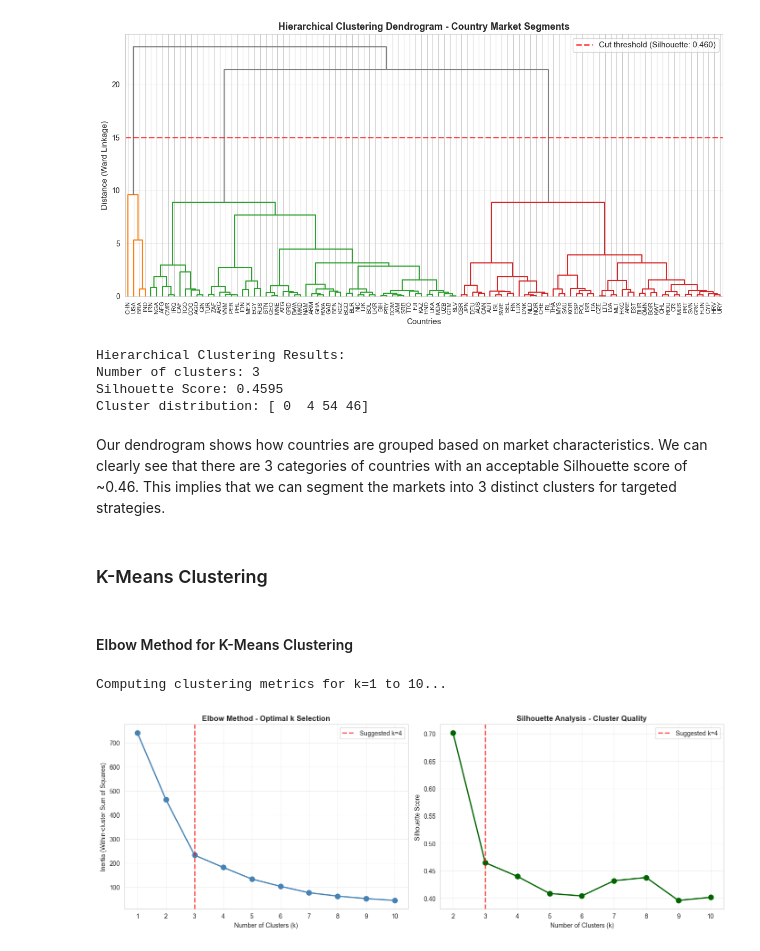
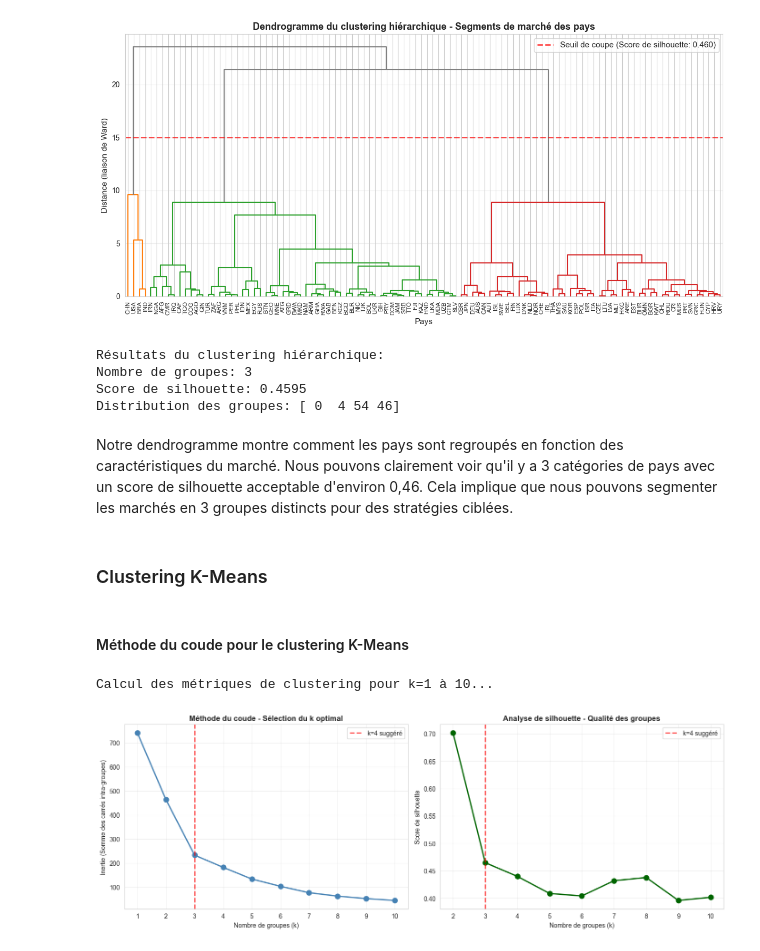
Before and after one commit to makokuzii/Produisez-une-etude-de-marche, a Jupyter notebook: acp_et_clustering.ipynb, the cells around one changed output. Saved outputs shown, nothing was run; the diff lists cells and outputs as text; code cells hidden in the pictures.

```diff
--- a/acp_et_clustering.ipynb
+++ b/acp_et_clustering.ipynb
@@ -412,92 +412,92 @@ plt.show()
 # %%
-# Hierarchical Clustering - Dendrogram with Silhouette Score
+# Clustering hiérarchique - Dendrogramme avec score de silhouette
 X_for_clustering = df_pca[['PC1', 'PC2']].values
 
-# Create linkage matrix using Ward method
+# Créer la matrice de liaison en utilisant la méthode de Ward
 linkage_matrix = linkage(X_for_clustering, method='ward')
 
-# Cut dendrogram at threshold to get cluster labels
+# Couper le dendrogramme au seuil pour obtenir les étiquettes des groupes
 from scipy.cluster.hierarchy import fcluster
 clusters_hierarchical = fcluster(linkage_matrix, t=15, criterion='distance')
 
-# Calculate Silhouette Score for hierarchical clustering
+# Calculer le score de silhouette pour le clustering hiérarchique
 sil_score_hierarchical = silhouette_score(X_for_clustering, clusters_hierarchical)
 
 fig, ax = plt.subplots(figsize=(12, 6))
 
-# Dendrogram with cut threshold visualization
+# Dendrogramme avec visualisation du seuil de coupe
 dendrogram(linkage_matrix,
            labels=df_pca['Country Code'].values if 'Country Code' in df_pca.columns else None,
            leaf_rotation=90,
            leaf_font_size=8,
            ax=ax,
            color_threshold=15,
            above_threshold_color='gray')
 
-ax.set_title('Hierarchical Clustering Dendrogram - Country Market Segments', fontweight='bold', fontsize=13)
-ax.set_xlabel('Countries', fontsize=11)
-ax.set_ylabel('Distance (Ward Linkage)', fontsize=11)
+ax.set_title('Dendrogramme du clustering hiérarchique - Segments de marché des pays', fontweight='bold', fontsize=13)
+ax.set_xlabel('Pays', fontsize=11)
+ax.set_ylabel('Distance (liaison de Ward)', fontsize=11)
 ax.axhline(y=15, color='red', linestyle='--', linewidth=2, alpha=0.7,
-           label=f'Cut threshold (Silhouette: {sil_score_hierarchical:.3f})')
+           label=f'Seuil de coupe (Score de silhouette: {sil_score_hierarchical:.3f})')
 ax.legend(fontsize=11, loc='upper right')
 ax.grid(True, alpha=0.3, axis='y')
 
 plt.tight_layout()
 plt.show()
 
-# Print detailed metrics
+# Afficher les métriques détaillées
 n_clusters_hier = len(np.unique(clusters_hierarchical))
-print(f"Hierarchical Clustering Results:")
-print(f"Number of clusters: {n_clusters_hier}")
-print(f"Silhouette Score: {sil_score_hierarchical:.4f}")
-print(f"Cluster distribution: {np.bincount(clusters_hierarchical)}")
+print(f"Résultats du clustering hiérarchique:")
+print(f"Nombre de groupes: {n_clusters_hier}")
+print(f"Score de silhouette: {sil_score_hierarchical:.4f}")
+print(f"Distribution des groupes: {np.bincount(clusters_hierarchical)}")
 # %% [output]
-[figure, old version]
+[figure, new version]
-Hierarchical Clustering Results:
-Number of clusters: 3
-Silhouette Score: 0.4595
-Cluster distribution: [ 0  4 54 46]
+Résultats du clustering hiérarchique:
+Nombre de groupes: 3
+Score de silhouette: 0.4595
+Distribution des groupes: [ 0  4 54 46]
 # %% [markdown]
-Our dendrogram shows how countries are grouped based on market characteristics. We can clearly see that there are 3 categories of countries with an acceptable Silhouette score of ~0.46. This implies that we can segment the markets into 3 distinct clusters for targeted strategies.
+Notre dendrogramme montre comment les pays sont regroupés en fonction des caractéristiques du marché. Nous pouvons clairement voir qu'il y a 3 catégories de pays avec un score de silhouette acceptable d'environ 0,46. Cela implique que nous pouvons segmenter les marchés en 3 groupes distincts pour des stratégies ciblées.
 # %% [markdown]
-### K-Means Clustering
+### Clustering K-Means
 # %% [markdown]
-#### Elbow Method for K-Means Clustering
+#### Méthode du coude pour le clustering K-Means
 # %%
-# Elbow Method and Silhouette Analysis for K-Means
+# Méthode du coude et analyse de silhouette pour K-Means
 inertia_list = []
 silhouette_scores = []
 K_range = range(1, 11)
 
-print("Computing clustering metrics for k=1 to 10...")
+print("Calcul des métriques de clustering pour k=1 à 10...")
 for k in K_range:
     kmeans = KMeans(n_clusters=k, random_state=42, n_init=10)
     kmeans.fit(X_for_clustering)
     inertia_list.append(kmeans.inertia_)
 
-    if k > 1:  # Silhouette score requires k > 1
+    if k > 1:  # Le score de silhouette nécessite k > 1
         sil_score = silhouette_score(X_for_clustering, kmeans.labels_)
         silhouette_scores.append(sil_score)
 
-# Visualization
+# Visualisation
 fig, (ax_elbow, ax_silhouette) = plt.subplots(1, 2, figsize=(14, 5))
 
-# Elbow plot
+# Graphique du coude
 ax_elbow.plot(K_range, inertia_list, marker='o', linewidth=2, markersize=8, color='steelblue')
-ax_elbow.axvline(x=3, color='r', linestyle='--', linewidth=2, alpha=0.7, label='Suggested k=4')
-ax_elbow.set_title('Elbow Method - Optimal k Selection', fontweight='bold', fontsize=12)
-ax_elbow.set_xlabel('Number of Clusters (k)')
-ax_elbow.set_ylabel('Inertia (Within-cluster Sum of Squares)')
+ax_elbow.axvline(x=3, color='r', linestyle='--', linewidth=2, alpha=0.7, label='k=4 suggéré')
+ax_elbow.set_title('Méthode du coude - Sélection du k optimal', fontweight='bold', fontsize=12)
+ax_elbow.set_xlabel('Nombre de groupes (k)')
+ax_elbow.set_ylabel('Inertie (Somme des carrés intra-groupes)')
 ax_elbow.set_xticks(K_range)
 ax_elbow.legend()
 ax_elbow.grid(True, alpha=0.3)
 
-# Silhouette plot
+# Graphique de silhouette
 ax_silhouette.plot(range(2, 11), silhouette_scores, marker='o', linewidth=2, markersize=8, color='darkgreen')
-ax_silhouette.axvline(x=3, color='r', linestyle='--', linewidth=2, alpha=0.7, label='Suggested k=4')
-ax_silhouette.set_title('Silhouette Analysis - Cluster Quality', fontweight='bold', fontsize=12)
-ax_silhouette.set_xlabel('Number of Clusters (k)')
-ax_silhouette.set_ylabel('Silhouette Score')
+ax_silhouette.axvline(x=3, color='r', linestyle='--', linewidth=2, alpha=0.7, label='k=4 suggéré')
+ax_silhouette.set_title('Analyse de silhouette - Qualité des groupes', fontweight='bold', fontsize=12)
+ax_silhouette.set_xlabel('Nombre de groupes (k)')
+ax_silhouette.set_ylabel('Score de silhouette')
 ax_silhouette.set_xticks(range(2, 11))
 ax_silhouette.legend()
 ax_silhouette.grid(True, alpha=0.3)
@@ -505,6 +505,6 @@ ax_silhouette.grid(True, alpha=0.3)
 plt.tight_layout()
 plt.show()
 # %% [output]
-Computing clustering metrics for k=1 to 10...
+Calcul des métriques de clustering pour k=1 à 10...
-[figure, old version]
+[figure, new version]
 # %% [markdown]
```
Also changed, not shown: parts of 30 cells of this notebook, 1 other file.
